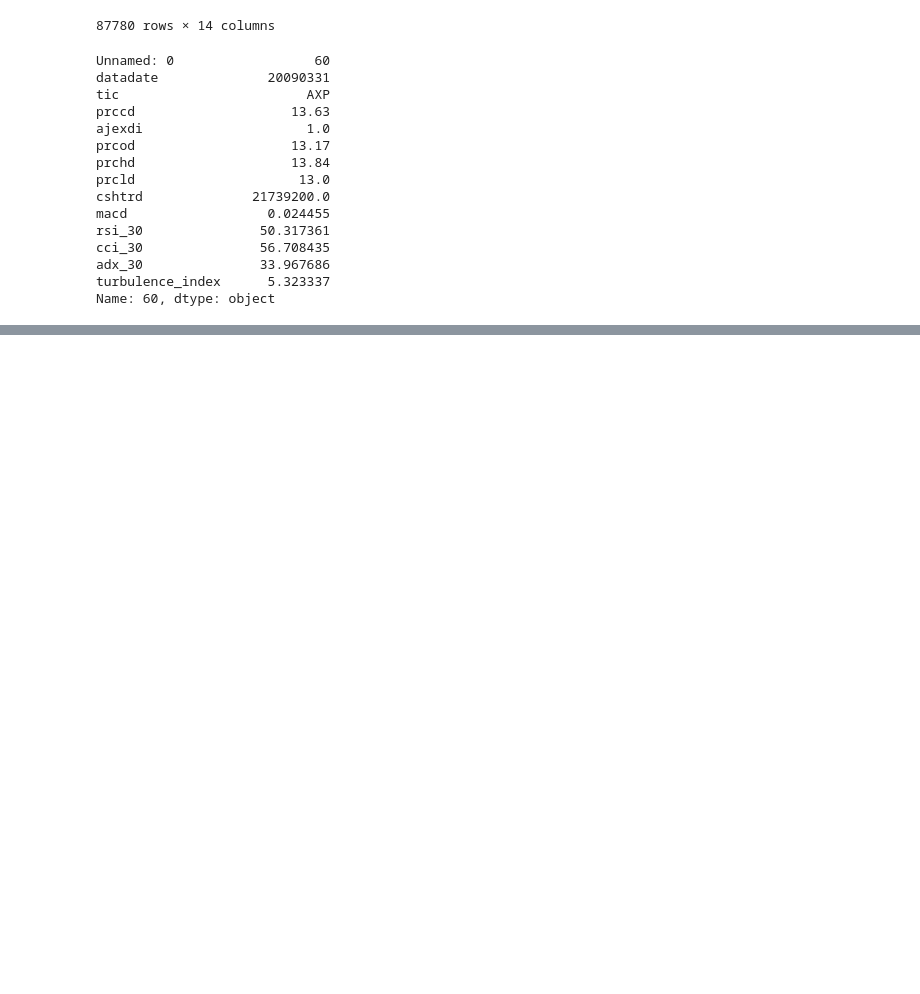
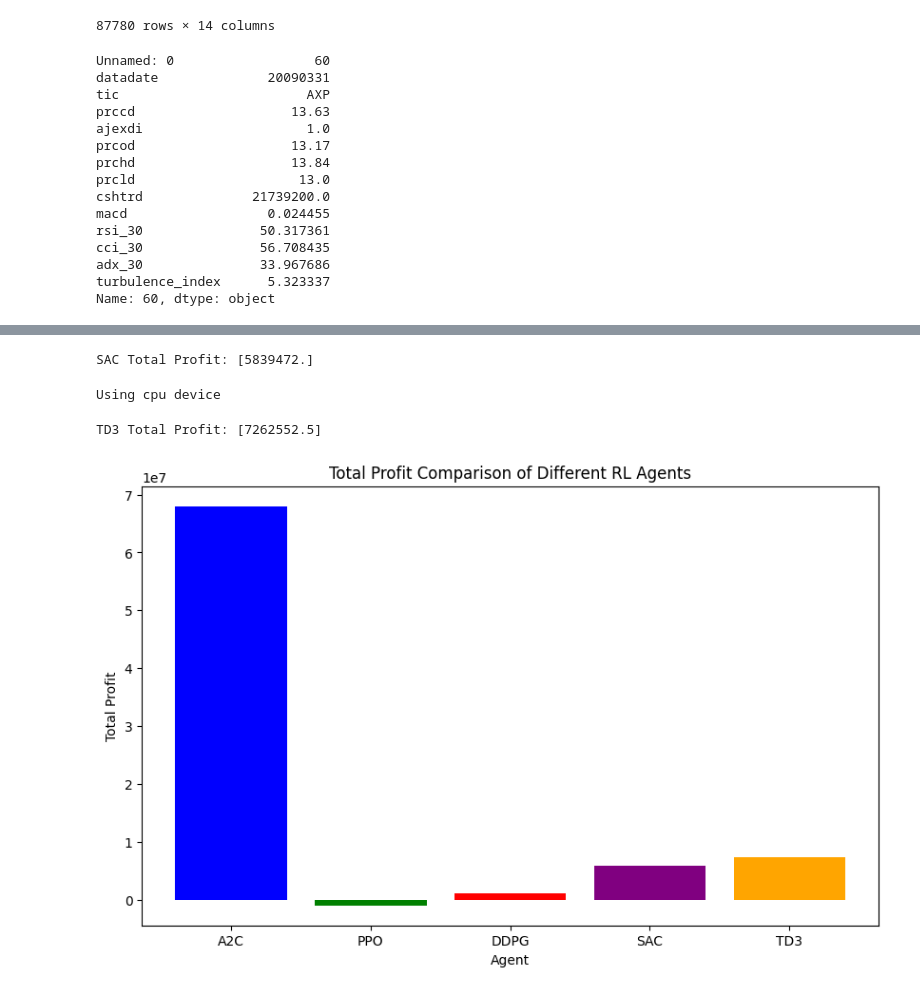
Before and after one commit to divyanshgy/DRL_Trading, a Jupyter notebook: DRL-Ensemble-Trading/DRL_ensemble.ipynb, the cells around one changed output, grey strips where cells are left out. Saved outputs shown, nothing was run; the diff lists cells and outputs as text; code cells hidden in the pictures; blank space fills up the shorter version.

```diff
--- a/DRL-Ensemble-Trading/DRL_ensemble.ipynb
+++ b/DRL-Ensemble-Trading/DRL_ensemble.ipynb
@@ -311,0 +627,17 @@ TEST_END_DATE='20200508'
+# %%
+sac_test_env = DummyVecEnv([lambda: StockTradingEnv(test_df, **env_kwargs)])
+sac_model = SAC.load("sac_trading_model", env=sac_test_env)
+# %%
+sac_obs = sac_test_env.reset()
+sac_total_rewards = 0
+for i in range(len(test_df.index.unique())):
+    sac_action, _states = sac_model.predict(sac_obs)
+    sac_obs, sac_rewards, sac_done, _ = sac_test_env.step(sac_action)
+
+    sac_total_rewards += sac_rewards  # No sum, keep as array
+
+    if sac_done:
+        print(f"SAC Total Profit: {sac_total_rewards}")
+        break
+# %% [output]
+SAC Total Profit: [5839472.]
@@ -311,0 +646,40 @@ TEST_END_DATE='20200508'
+# %%
+td3_model = TD3('MlpPolicy', train_env, verbose=1, **TD3_model_kwargs)
+td3_model.learn(total_timesteps=10000)
+td3_model.save("td3_trading_model")
+# %% [output]
+Using cpu device
+# %%
+td3_test_env = DummyVecEnv([lambda: StockTradingEnv(test_df, **env_kwargs)])
+td3_model = TD3.load("td3_trading_model", env=td3_test_env)
+# %%
+td3_obs = td3_test_env.reset()
+td3_total_rewards = 0
+for i in range(len(test_df.index.unique())):
+    td3_action, _states = td3_model.predict(td3_obs)
+    td3_obs, td3_rewards, td3_done, _ = td3_test_env.step(td3_action)
+
+    td3_total_rewards += td3_rewards  # No sum, keep as array
+
+    if td3_done:
+        print(f"TD3 Total Profit: {td3_total_rewards}")
+        break
+# %% [output]
+TD3 Total Profit: [7262552.5]
+# %%
+a2c_total_rewards = float(a2c_total_rewards)
+ppo_total_rewards = float(ppo_total_rewards)
+ddpg_total_rewards = float(ddpg_total_rewards)
+sac_total_rewards = float(sac_total_rewards)
+td3_total_rewards = float(td3_total_rewards)
+agents = ['A2C', 'PPO', 'DDPG', 'SAC', 'TD3']
+profits = [a2c_total_rewards, ppo_total_rewards, ddpg_total_rewards, sac_total_rewards, td3_total_rewards]
+
+plt.figure(figsize=(10, 6))
+plt.bar(agents, profits, color=['blue', 'green', 'red', 'purple', 'orange'])
+plt.title('Total Profit Comparison of Different RL Agents')
+plt.xlabel('Agent')
+plt.ylabel('Total Profit')
+plt.show()
+# %% [output]
+[figure, added]
```
Also changed, not shown: parts of 24 cells of this notebook, 2 other files.
